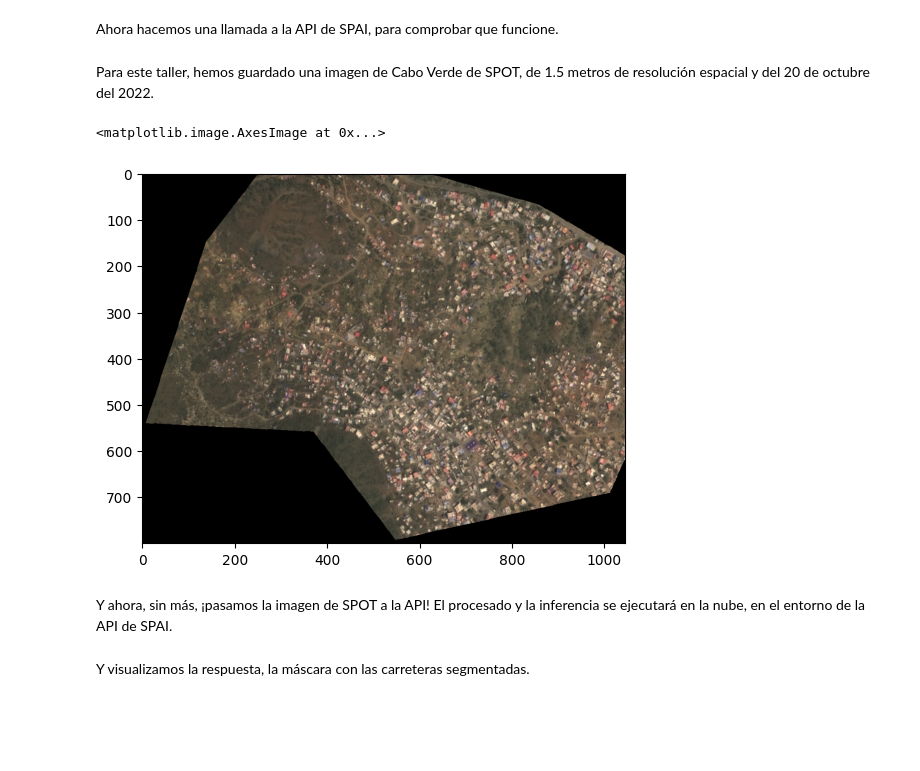
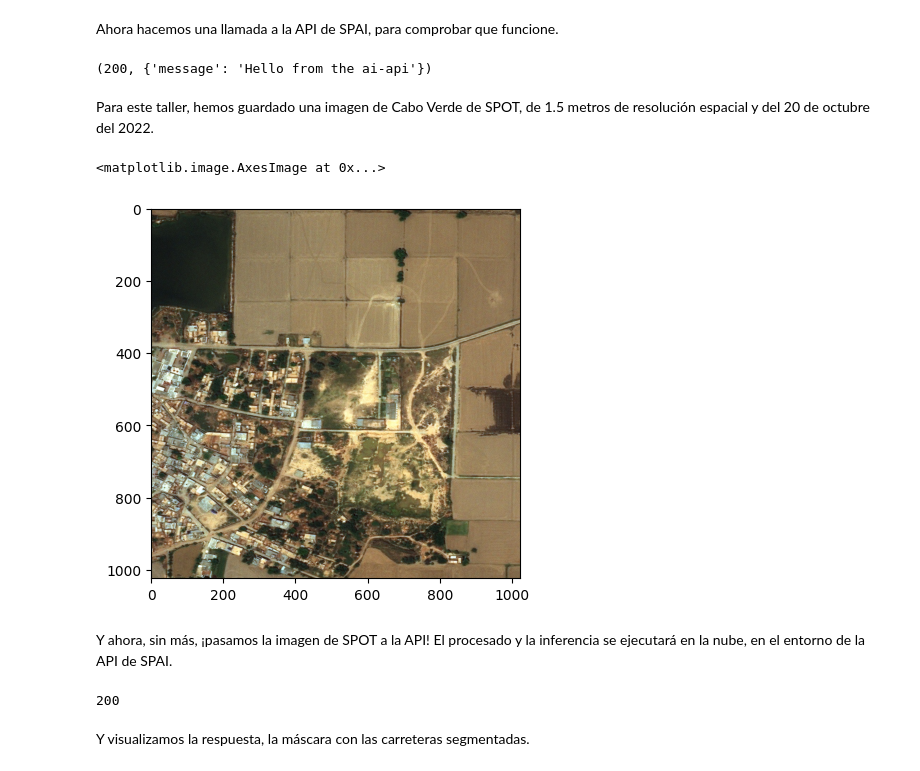
Before and after one commit to earthpulse/spai-workshop-jsl2024, a Jupyter notebook: notebooks/04_inferencia_ia.ipynb, the cells around one changed output. Saved outputs shown, nothing was run; the diff lists cells and outputs as text; code cells hidden in the pictures; blank space fills up the shorter version.

```diff
--- a/notebooks/04_inferencia_ia.ipynb
+++ b/notebooks/04_inferencia_ia.ipynb
@@ -46,30 +46,34 @@ import matplotlib.pyplot as plt
 # %% [markdown]
 Ahora hacemos una llamada a la API de SPAI, para comprobar que funcione.
 # %%
-url = "https://spai.ai.earthpulse.ai/"
+url = "https://models.earthpulse.ai/"
 endpoint = "road-segmentation"
 
 res = requests.get(url)
 res.status_code, res.json()
+# %% [output]
+(200, {'message': 'Hello from the ai-api'})
 # %% [markdown]
 Para este taller, hemos guardado una imagen de Cabo Verde de SPOT, de 1.5 metros de resolución espacial y del 20 de octubre del 2022.
 # %%
-spot = "data/SPOT_2022-10-20.tif"
-with rio.open(spot) as src:
+path = "data/deep_globe.jpg"
+with rio.open(path) as src:
     image = src.read([1, 2, 3])
     image = np.clip(image, 0, 255)
 
 plt.imshow(image.transpose(1, 2, 0))
 # %% [output]
 <matplotlib.image.AxesImage at 0x...>
-[figure, old version]
+[figure, new version]
 # %% [markdown]
 Y ahora, sin más, ¡pasamos la imagen de SPOT a la API! El procesado y la inferencia se ejecutará en la nube, en el entorno de la API de SPAI.
 # %%
-res = requests.post(url + endpoint, files={"image": open(spot, "rb")})
+res = requests.post(url + endpoint, files={"image": open(path, "rb")})
 if res.status_code != 200:
     print(res.json())
 res.status_code
+# %% [output]
+200
 # %% [markdown]
 Y visualizamos la respuesta, la máscara con las carreteras segmentadas.
 # %%
```
Also changed, not shown: parts of 1 cell of this notebook, 18 other files.
